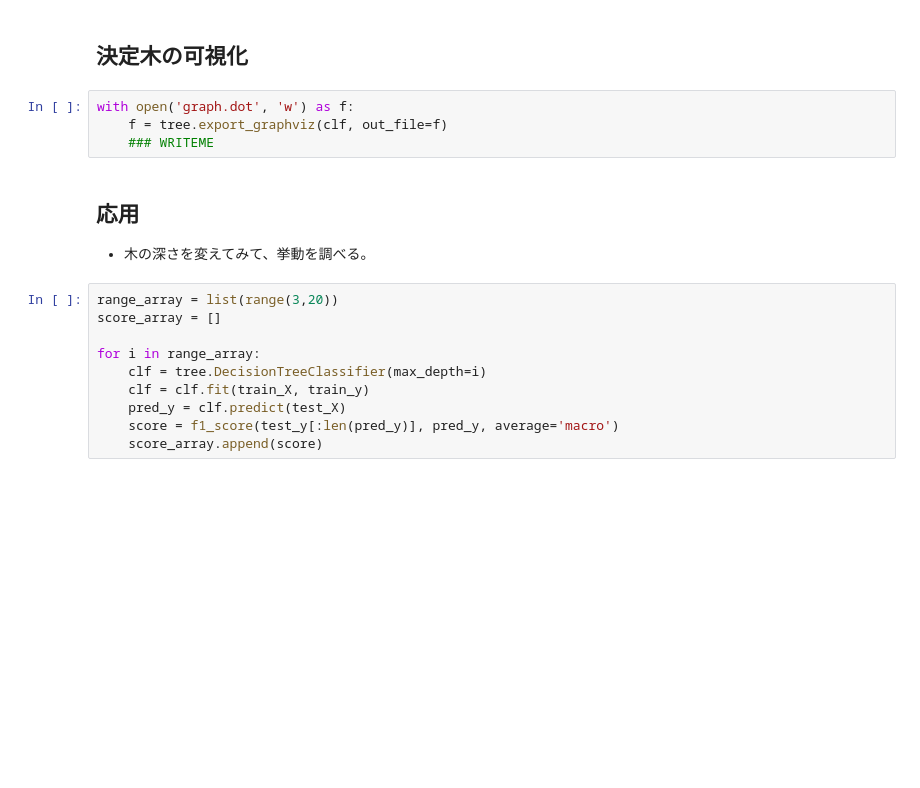
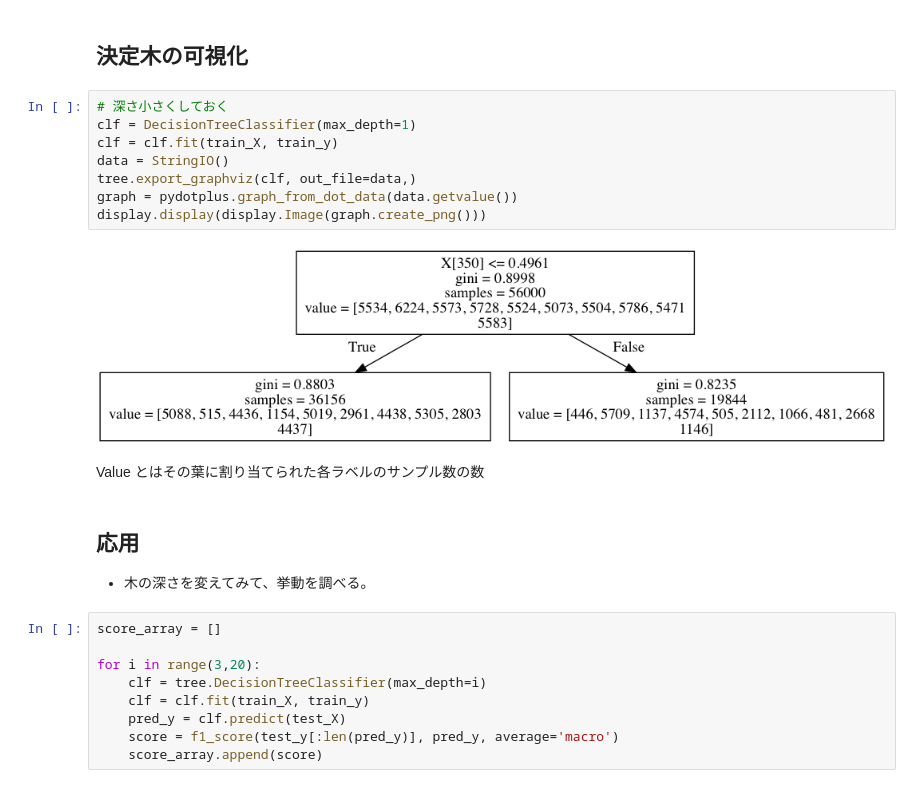
Before and after one commit to Liaro/Liaro_ML_Learning, a Jupyter notebook: workshop/第1回/classification/DecisionTree.ipynb, the cells around one changed output. Saved outputs shown, nothing was run; the diff lists cells and outputs as text; blank space fills up the shorter version.

Commit message:
Add Explanation and Figures

```diff
--- a/workshop/第1回/classification/DecisionTree.ipynb
+++ b/workshop/第1回/classification/DecisionTree.ipynb
@@ -30,17 +44,24 @@ f1_score(test_y[:len(pred_y)], pred_y, average='macro')
 # %% [markdown]
 ## 決定木の可視化
-# %%
-with open('graph.dot', 'w') as f:
-    f = tree.export_graphviz(clf, out_file=f)
-    ### WRITEME
+# %%
+# 深さ小さくしておく
+clf = DecisionTreeClassifier(max_depth=1)
+clf = clf.fit(train_X, train_y)
+data = StringIO()
+tree.export_graphviz(clf, out_file=data,)
+graph = pydotplus.graph_from_dot_data(data.getvalue())
+display.display(display.Image(graph.create_png()))
+# %% [output]
+[figure, added]
+# %% [markdown]
+Value とはその葉に割り当てられた各ラベルのサンプル数の数
 # %% [markdown]
 ## 応用
 * 木の深さを変えてみて、挙動を調べる。
 # %%
-range_array = list(range(3,20))
 score_array = []
 
-for i in range_array:
+for i in range(3,20):
     clf = tree.DecisionTreeClassifier(max_depth=i)
     clf = clf.fit(train_X, train_y)
     pred_y = clf.predict(test_X)
```
Also changed, not shown: parts of 4 cells of this notebook.
